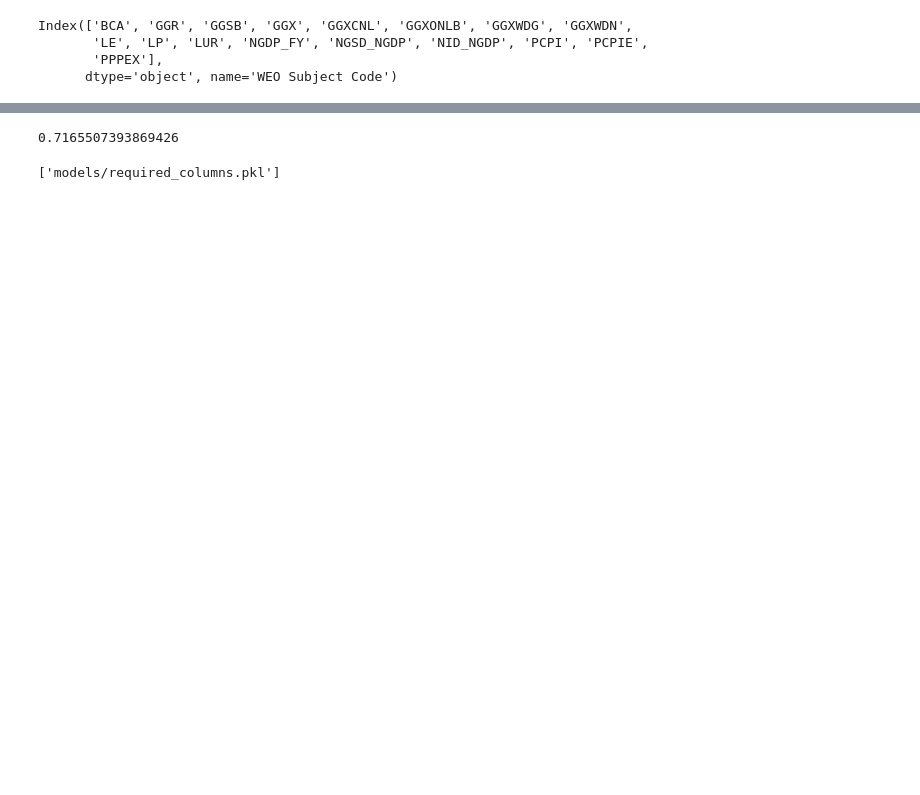
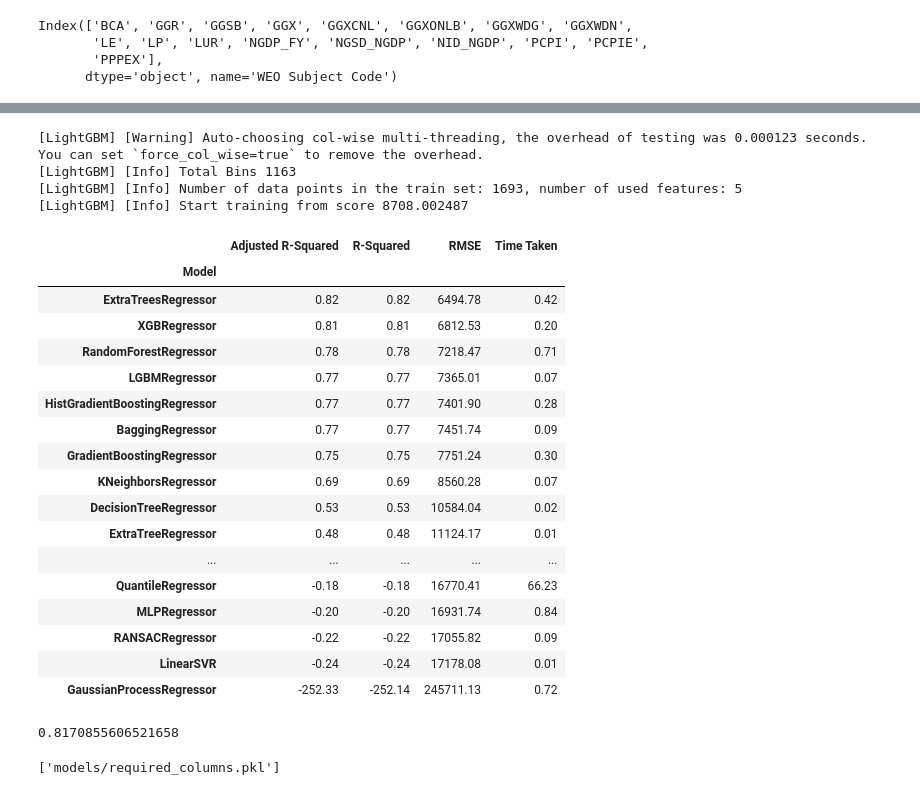
Before and after one commit to jimmykamau/gdp_predictor, a Jupyter notebook: notebook/gdp.ipynb, the cells around one changed output, grey strips where cells are left out. Cells and saved outputs as stored; diff of their text form; code cells hidden in the pictures; blank space fills up the shorter version.

```diff
--- a/notebook/gdp.ipynb
+++ b/notebook/gdp.ipynb
@@ -307,19 +359,57 @@ Index(['BCA', 'LE', 'GGSB', 'LUR', 'GGXWDN'], dtype='object', name='WEO Subject
 # %%
 # Train another predictor that uses those top 5 features.
 
-X = df2_gdppc.loc[:, ["BCA", "GGSB", "LE", "LUR", "GGXWDN"]]
+X = df2_gdppc.loc[:, ["LE", "LUR", "BCA", "PPPEX", "PCPI"]]
 y = df2_gdppc["NGDPDPC"]
 
+lof = LocalOutlierFactor()
+yhat = lof.fit_predict(X)
+mask = yhat != -1
+X, y = X[mask], y[mask]
+
+encoder = OrdinalEncoder().fit(X)
+encoded_X = encoder.transform(X)
+scaler = MaxAbsScaler().fit(encoded_X)
+scaled_X = scaler.transform(encoded_X)
 
 X_train, X_test, y_train, y_test = train_test_split(
-    X, y, train_size=0.2, random_state=27
+    scaled_X, y, train_size=0.2, random_state=27
 )
+# %%
+clf = LazyRegressor(predictions=True, ignore_warnings=False)
+
+models, predictions = clf.fit(X_train, X_test, y_train, y_test)
+models
+# %% [output]
+[LightGBM] [Warning] Auto-choosing col-wise multi-threading, the overhead of testing was 0.000123 seconds.
+You can set `force_col_wise=true` to remove the overhead.
+[LightGBM] [Info] Total Bins 1163
+[LightGBM] [Info] Number of data points in the train set: 1693, number of used features: 5
+[LightGBM] [Info] Start training from score 8708.002487
+|  | Adjusted R-Squared | R-Squared | RMSE | Time Taken |
+| Model |  |  |  |  |
+| ExtraTreesRegressor | 0.82 | 0.82 | 6494.78 | 0.42 |
+| XGBRegressor | 0.81 | 0.81 | 6812.53 | 0.20 |
+| RandomForestRegressor | 0.78 | 0.78 | 7218.47 | 0.71 |
+| LGBMRegressor | 0.77 | 0.77 | 7365.01 | 0.07 |
+| HistGradientBoostingRegressor | 0.77 | 0.77 | 7401.90 | 0.28 |
+| BaggingRegressor | 0.77 | 0.77 | 7451.74 | 0.09 |
+| GradientBoostingRegressor | 0.75 | 0.75 | 7751.24 | 0.30 |
+| KNeighborsRegressor | 0.69 | 0.69 | 8560.28 | 0.07 |
+| DecisionTreeRegressor | 0.53 | 0.53 | 10584.04 | 0.02 |
+| ExtraTreeRegressor | 0.48 | 0.48 | 11124.17 | 0.01 |
+| ... | ... | ... | ... | ... |
+| QuantileRegressor | -0.18 | -0.18 | 16770.41 | 66.23 |
+| MLPRegressor | -0.20 | -0.20 | 16931.74 | 0.84 |
+| RANSACRegressor | -0.22 | -0.22 | 17055.82 | 0.09 |
+| LinearSVR | -0.24 | -0.24 | 17178.08 | 0.01 |
+| GaussianProcessRegressor | -252.33 | -252.14 | 245711.13 | 0.72 |
 # %%
-model = RandomForestRegressor()
+model = ExtraTreesRegressor()
 model.fit(X_train, y_train)
 model.score(X_test, y_test)
 # %% [output]
-0.7165507393869426
+0.8170855606521658
 # %%
 # Save the predictor in a file.
 
```
Also changed, not shown: parts of 11 cells of this notebook, 2 other files.
